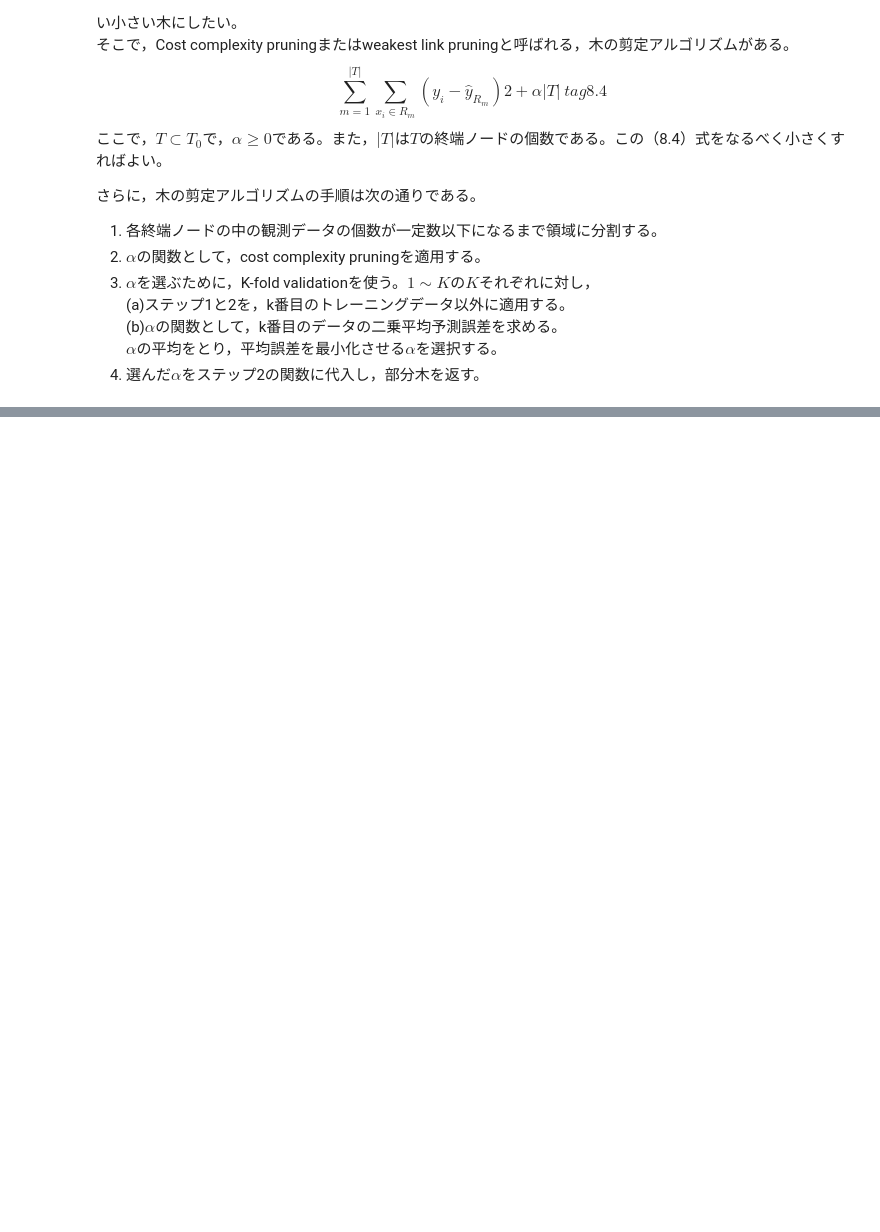
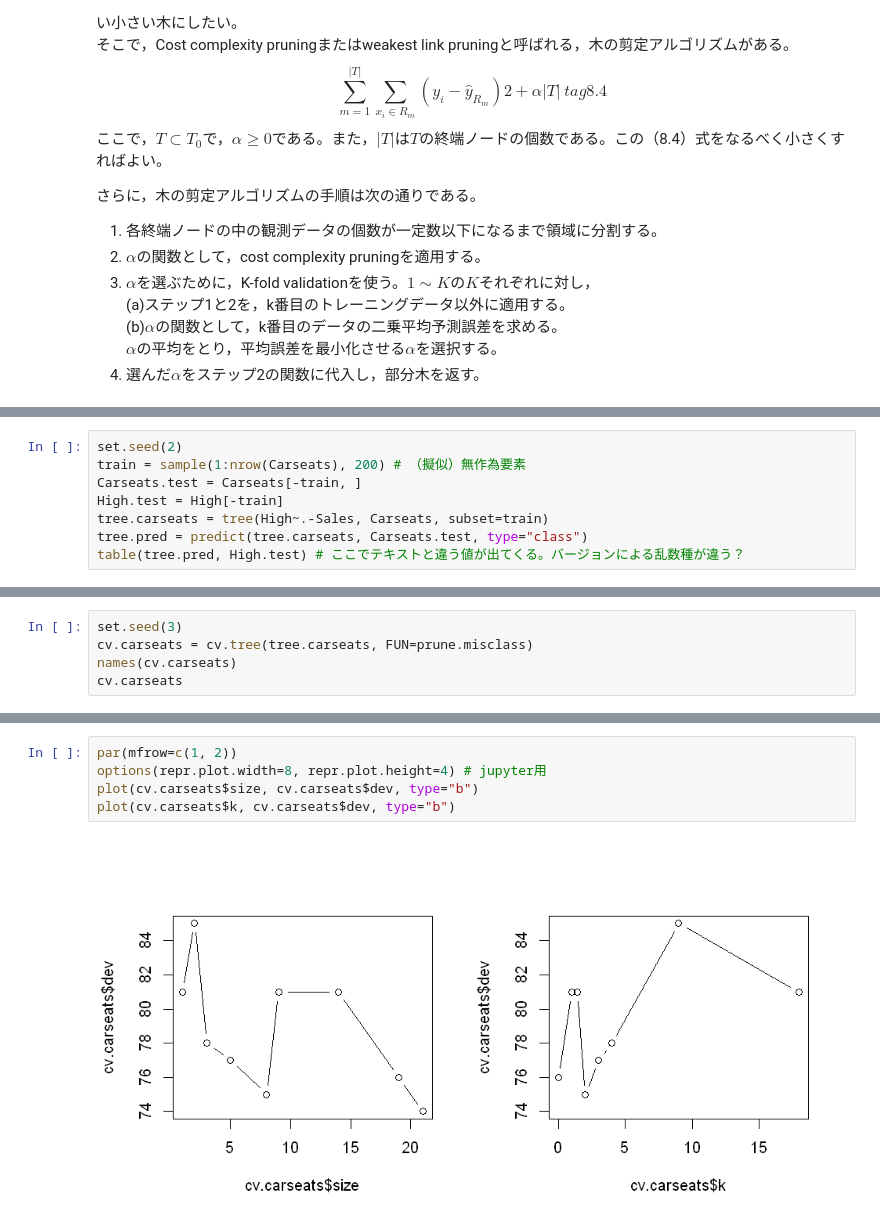
Before and after one commit to yellowmeteor/met_python.github.io, a Jupyter notebook: ISLR/8_Tree-Based_Methods.ipynb, the cells around one changed output, grey strips where cells are left out. Drawn from its saved outputs; the diff is of its cells as text; blank space fills up the shorter version.

```diff
--- a/ISLR/8_Tree-Based_Methods.ipynb
+++ b/ISLR/8_Tree-Based_Methods.ipynb
@@ -53,0 +154,8 @@ $$
+# %%
+set.seed(2)
+train = sample(1:nrow(Carseats), 200) # （擬似）無作為要素
+Carseats.test = Carseats[-train, ]
+High.test = High[-train]
+tree.carseats = tree(High~.-Sales, Carseats, subset=train)
+tree.pred = predict(tree.carseats, Carseats.test, type="class")
+table(tree.pred, High.test) # ここでテキストと違う値が出てくる。バージョンによる乱数種が違う？
@@ -53,0 +167,5 @@ $$
+# %%
+set.seed(3)
+cv.carseats = cv.tree(tree.carseats, FUN=prune.misclass)
+names(cv.carseats)
+cv.carseats
@@ -53,0 +188,7 @@ $$
+# %%
+par(mfrow=c(1, 2))
+options(repr.plot.width=8, repr.plot.height=4) # jupyter用
+plot(cv.carseats$size, cv.carseats$dev, type="b")
+plot(cv.carseats$k, cv.carseats$dev, type="b")
+# %% [output]
+[figure, added]
```
Also changed, not shown: parts of 17 cells of this notebook, 1 other file.
